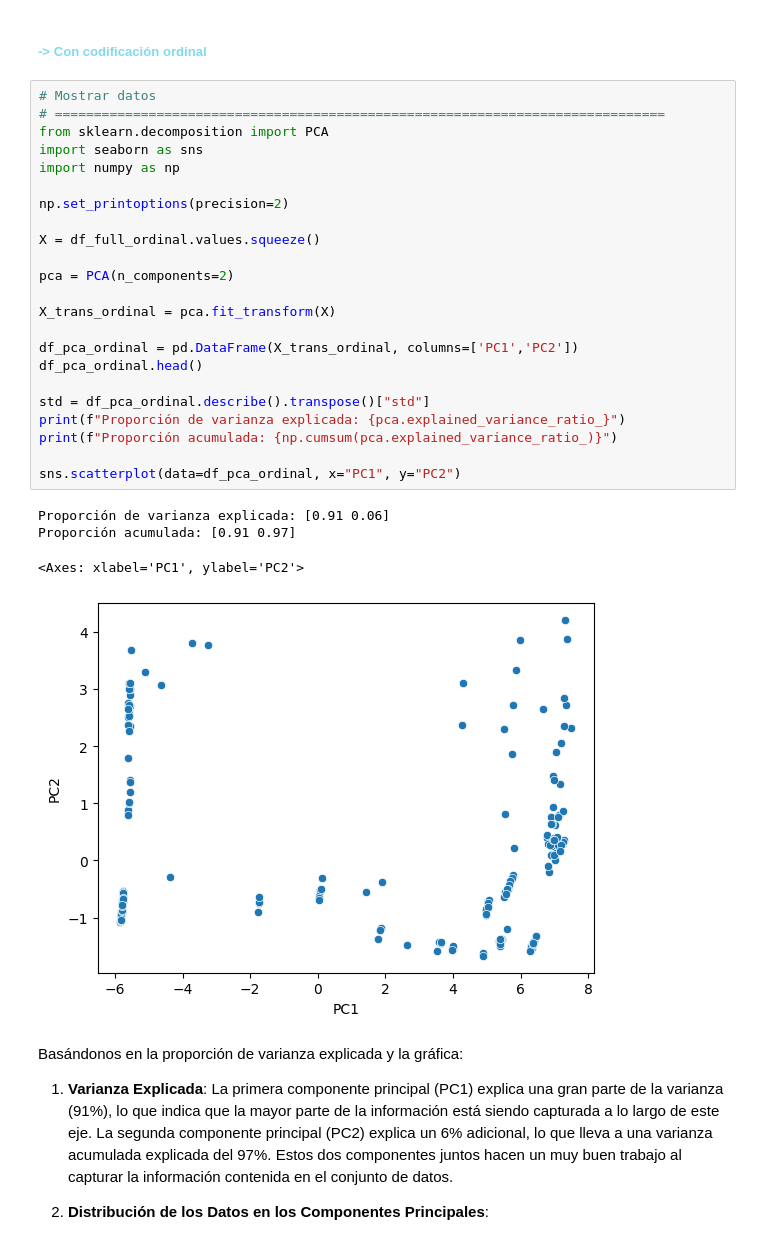
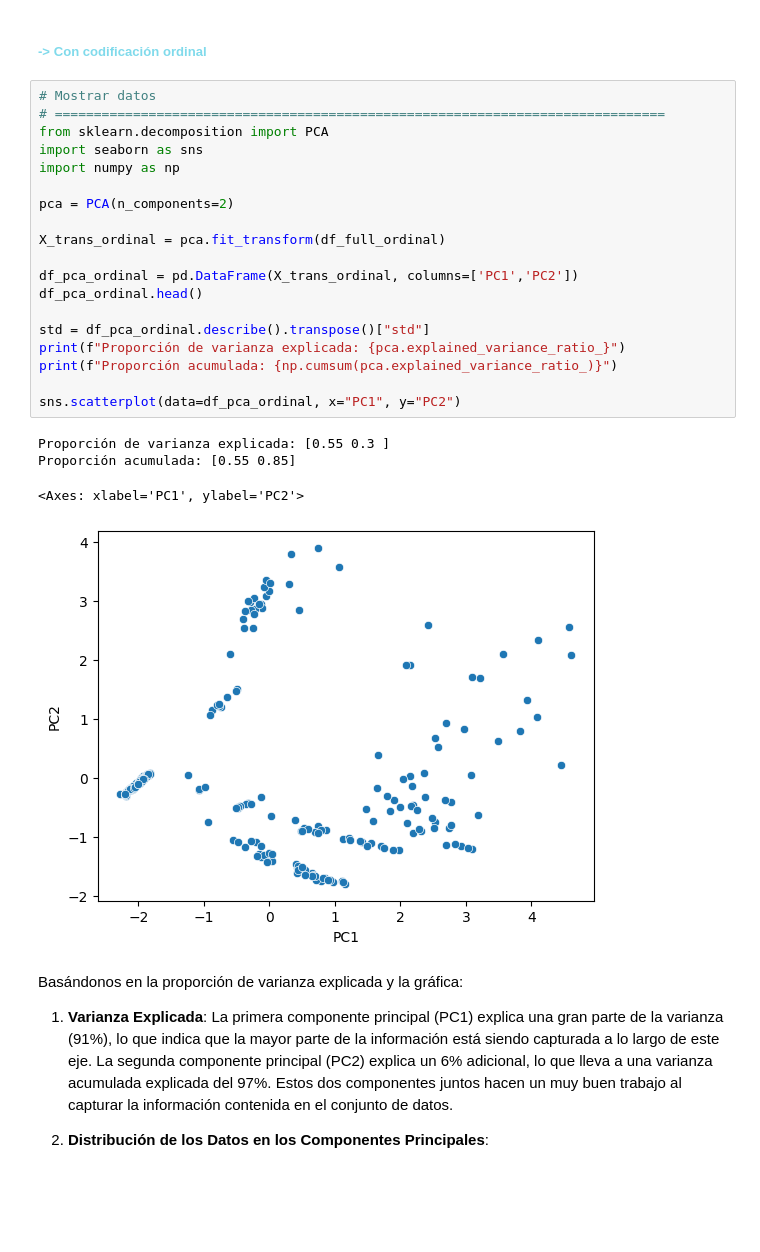
Before and after one commit to NataaNK/Grupo11_Practica2, a Jupyter notebook: main.ipynb, the cells around one changed output. Drawn from its saved outputs; the diff is of its cells as text; blank space fills up the shorter version.

```diff
--- a/main.ipynb
+++ b/main.ipynb
@@ -417,31 +417,27 @@ Vamos a visualizar los datos usando la técnica de reducción de dimensiones PCA
 # %%
 # Mostrar datos
 # ==============================================================================
 from sklearn.decomposition import PCA
 import seaborn as sns
 import numpy as np
 
-np.set_printoptions(precision=2)
-
-X = df_full_ordinal.values.squeeze()
-
 pca = PCA(n_components=2)
 
-X_trans_ordinal = pca.fit_transform(X)
+X_trans_ordinal = pca.fit_transform(df_full_ordinal)
 
 df_pca_ordinal = pd.DataFrame(X_trans_ordinal, columns=['PC1','PC2'])
 df_pca_ordinal.head()
 
 std = df_pca_ordinal.describe().transpose()["std"]
 print(f"Proporción de varianza explicada: {pca.explained_variance_ratio_}")
 print(f"Proporción acumulada: {np.cumsum(pca.explained_variance_ratio_)}")
 
 sns.scatterplot(data=df_pca_ordinal, x="PC1", y="PC2")
 # %% [output]
-Proporción de varianza explicada: [0.91 0.06]
-Proporción acumulada: [0.91 0.97]
+Proporción de varianza explicada: [0.55 0.3 ]
+Proporción acumulada: [0.55 0.85]
 <Axes: xlabel='PC1', ylabel='PC2'>
-[figure, old version]
+[figure, new version]
 # %% [markdown]
 Basándonos en la proporción de varianza explicada y la gráfica:
 
```
Also changed, not shown: parts of 3 cells of this notebook.
